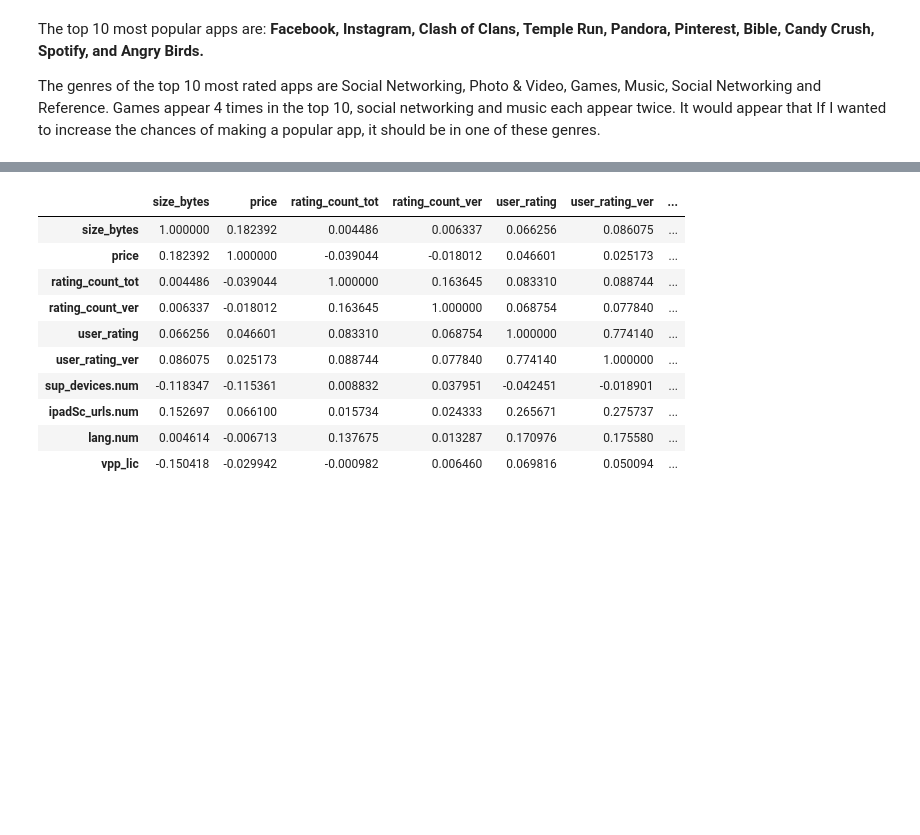
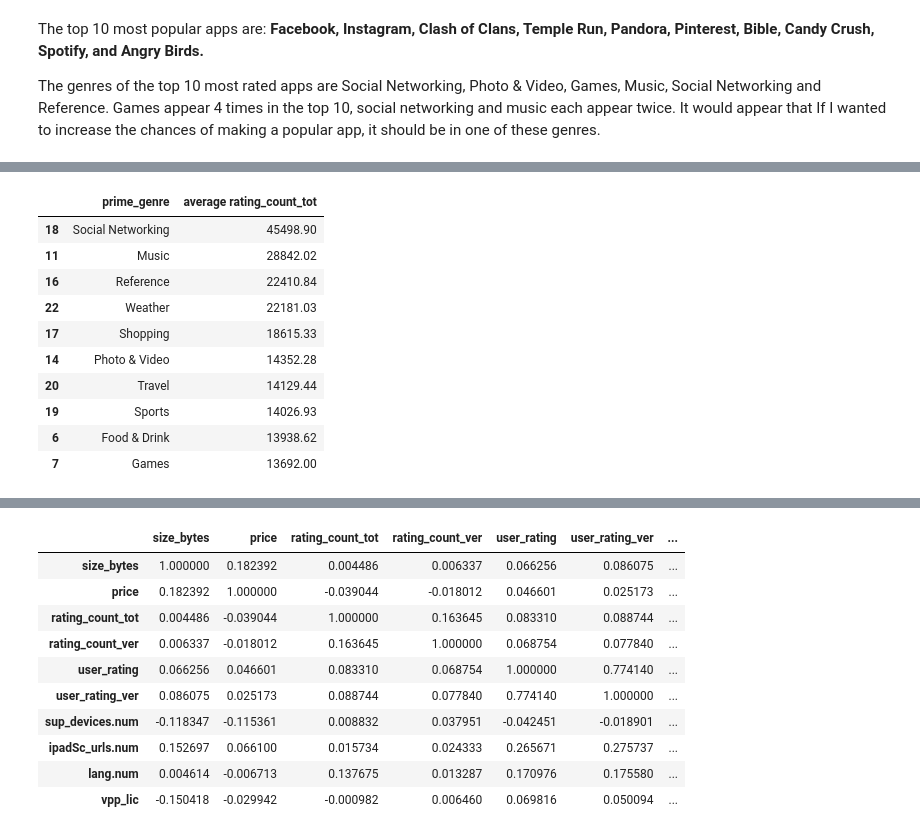
Before and after one commit to cgman64/apple-store-analysis, a Jupyter notebook: appStoreAnalysis.ipynb, the cells around one changed output, grey strips where cells are left out. Saved outputs shown, nothing was run; the diff lists cells and outputs as text; code cells hidden in the pictures; blank space fills up the shorter version.

```diff
--- a/appStoreAnalysis.ipynb
+++ b/appStoreAnalysis.ipynb
@@ -107,0 +120,17 @@ The genres of the top 10 most rated apps are Social Networking, Photo & Video, G
+# %%
+genre_tot_ratings=store[['prime_genre','rating_count_tot']].groupby(by='prime_genre',as_index=False).mean().round(2)\
+.rename(columns={'rating_count_tot':'average rating_count_tot'})
+top_genres=genre_tot_ratings.sort_values(by='average rating_count_tot',ascending=False).head(10)
+top_genres
+# %% [output]
+|  | prime_genre | average rating_count_tot |
+| 18 | Social Networking | 45498.90 |
+| 11 | Music | 28842.02 |
+| 16 | Reference | 22410.84 |
+| 22 | Weather | 22181.03 |
+| 17 | Shopping | 18615.33 |
+| 14 | Photo & Video | 14352.28 |
+| 20 | Travel | 14129.44 |
+| 19 | Sports | 14026.93 |
+| 6 | Food & Drink | 13938.62 |
+| 7 | Games | 13692.00 |
```
Also changed, not shown: parts of 6 cells of this notebook.
